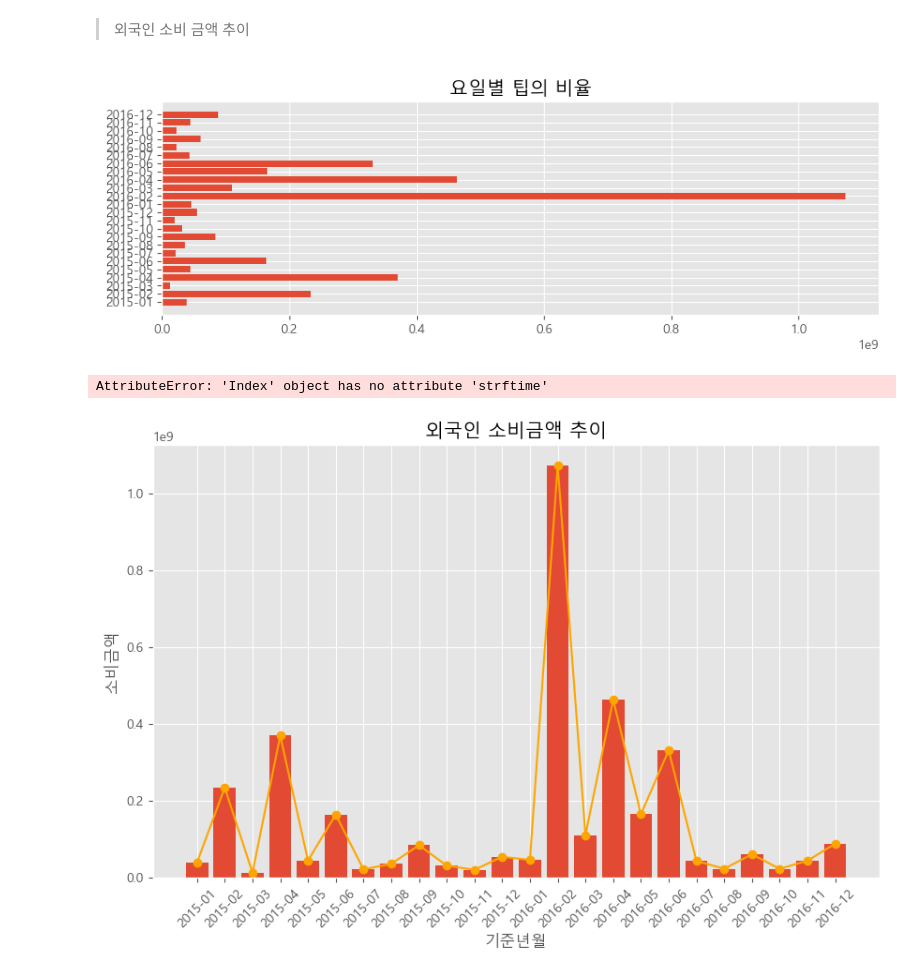
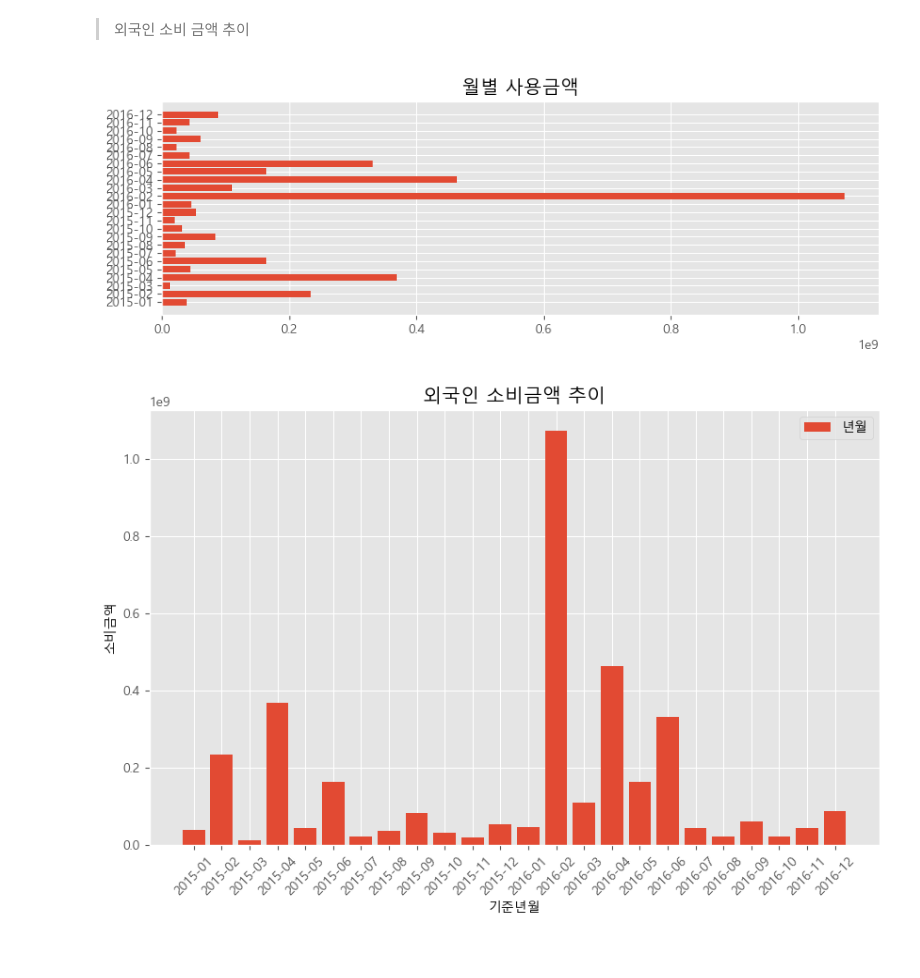
Before and after one commit to wowgang/MachineLearningLecture-2023, a Jupyter notebook: 100.dodo/데이터전처리.ipynb, the cells around one changed output. Drawn from its saved outputs; the diff is of its cells as text; code cells hidden in the pictures.

```diff
--- a/100.dodo/데이터전처리.ipynb
+++ b/100.dodo/데이터전처리.ipynb
@@ -133,29 +133,27 @@ plt.style.use("ggplot")
 # %%
 plt.figure(figsize=(10,3))
 plt.barh(a.index, a['사용금액'])
-plt.title('요일별 팁의 비율')
+plt.title('월별 사용금액')
 plt.show()
 # %% [output]
-[figure, old version]
+[figure, new version]
 # %%
 import pandas as pd
 import matplotlib.pyplot as plt
 
 # df_sum = df_new_외국인_업종.groupby('기준년월').sum()
 df_sum = df_new_외국인_업종[['기준년월', '사용금액']].groupby('기준년월').sum()
 
 plt.figure(figsize=(10, 6))
-plt.plot(df_sum.index, df_sum['사용금액'], marker='o', color='orange', label='Lines+Markers')
-plt.bar(df_sum.index, df_sum['사용금액'], label='Bar')
+# plt.plot(df_sum.index, df_sum['사용금액'], marker='o', color='orange', label='Lines+Markers')
+plt.bar(df_sum.index, df_sum['사용금액'], label='년월')
 
 plt.xlabel('기준년월')
 plt.ylabel('소비금액')
 plt.title('외국인 소비금액 추이')
 plt.xticks(rotation=45)
-plt.gca().xaxis.set_major_formatter(plt.FixedFormatter(df_sum.index.strftime('%Y-%m')))
 plt.legend()
 
 plt.show()
 # %% [output]
-AttributeError: 'Index' object has no attribute 'strftime'
-[figure, old version]
+[figure, new version]
```
Also changed, not shown: parts of 7 cells of this notebook, 1 other file.
